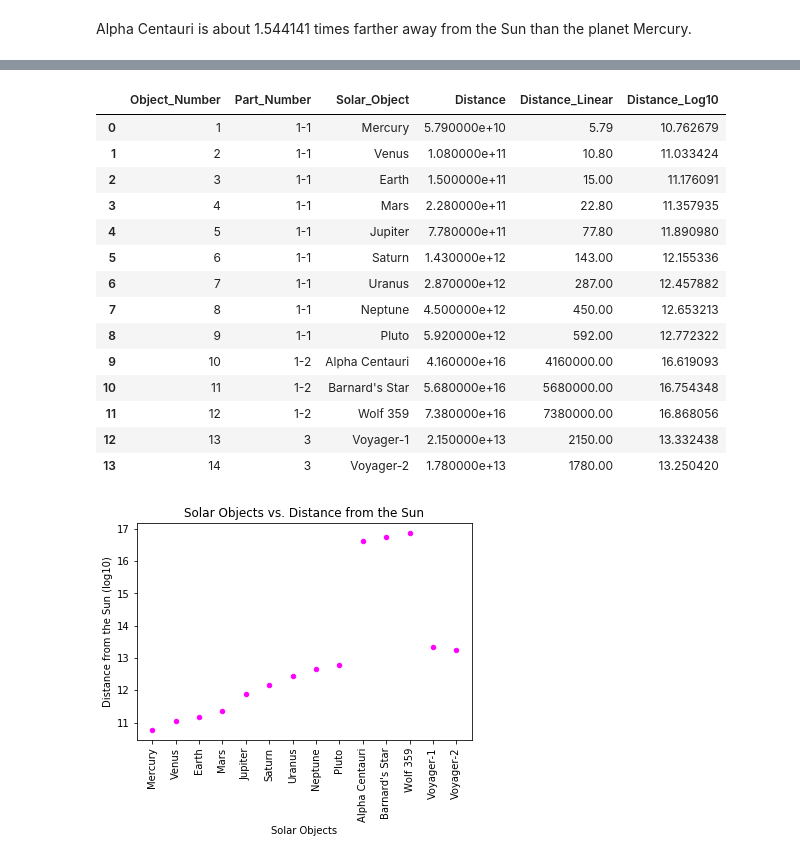
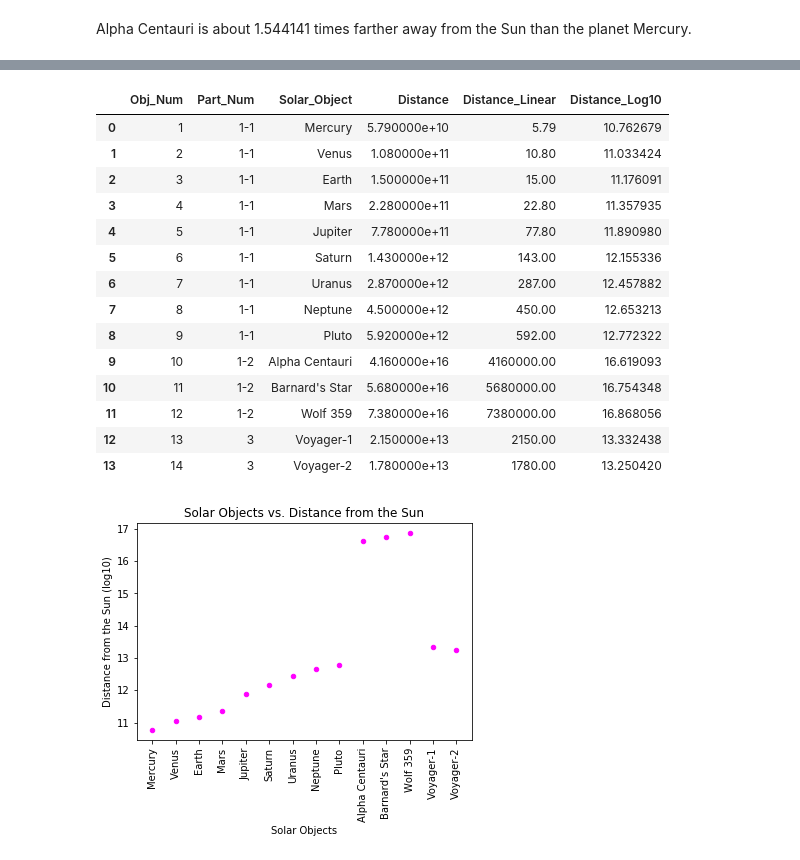
Before and after one commit to ksajjad240/Physics, a Jupyter notebook: Project_1/Project_1.ipynb, the cells around one changed output, grey strips where cells are left out. Drawn from its saved outputs; the diff is of its cells as text; code cells hidden in the pictures.

```diff
--- a/Project_1/Project_1.ipynb
+++ b/Project_1/Project_1.ipynb
@@ -48,8 +48,8 @@ distanceList = [
     (27, '5',   'HCM 6A',           1.46*pow(10,26))
 ]
 
-df = pd.DataFrame(distanceList, columns=['Object_Number',
-                                         'Part_Number',
+df = pd.DataFrame(distanceList, columns=['Obj_Num',
+                                         'Part_Num',
                                          'Solar_Object',
                                          'Distance'])
 
@@ -241,12 +241,12 @@ Alpha Centauri is about 1.544141 times farther away from the Sun than the planet
 ### Part 3: Voyager 1 and 2
 <img src="Part3.PNG" align="left">
 # %%
-df3 = df[(df['Part_Number'] == '1-1') |
-         (df['Part_Number'] == '1-2') |
-         (df['Part_Number'] == '3')]
+df3 = df[(df['Part_Num'] == '1-1') |
+         (df['Part_Num'] == '1-2') |
+         (df['Part_Num'] == '3')]
 df3
 # %% [output]
-|  | Object_Number | Part_Number | Solar_Object | Distance | Distance_Linear | Distance_Log10 |
+|  | Obj_Num | Part_Num | Solar_Object | Distance | Distance_Linear | Distance_Log10 |
 | 0 | 1 | 1-1 | Mercury | 5.790000e+10 | 5.79 | 10.762679 |
 | 1 | 2 | 1-1 | Venus | 1.080000e+11 | 10.80 | 11.033424 |
 | 2 | 3 | 1-1 | Earth | 1.500000e+11 | 15.00 | 11.176091 |
```
Also changed, not shown: parts of 11 cells of this notebook.
